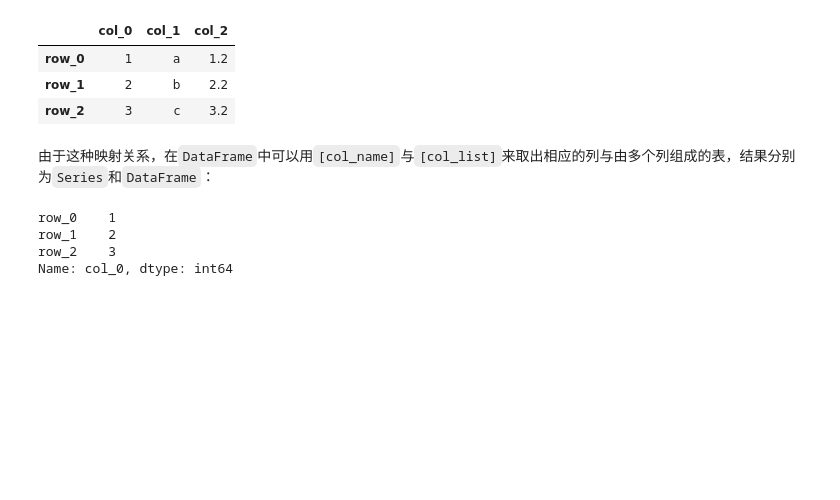
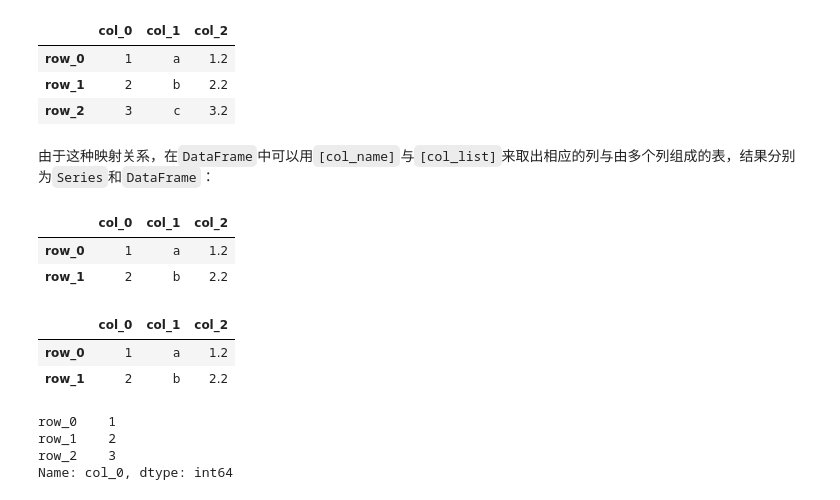
Before and after one commit to vcfriend/python-demo, a Jupyter notebook: pandas/joyful-pandas/notebook/第二章 pandas基础.ipynb, the cells around one changed output. Saved outputs shown, nothing was run; the diff lists cells and outputs as text; code cells hidden in the pictures; blank space fills up the shorter version.

```diff
--- a/pandas/joyful-pandas/notebook/第二章 pandas基础.ipynb
+++ b/pandas/joyful-pandas/notebook/第二章 pandas基础.ipynb
@@ -223,6 +240,18 @@ df
 | row_2 | 3 | c | 3.2 |
 # %% [markdown]
 由于这种映射关系，在`DataFrame`中可以用`[col_name]`与`[col_list]`来取出相应的列与由多个列组成的表，结果分别为`Series`和`DataFrame`：
+# %%
+df.loc[['row_0','row_1']]  #显示行
+# %% [output]
+|  | col_0 | col_1 | col_2 |
+| row_0 | 1 | a | 1.2 |
+| row_1 | 2 | b | 2.2 |
+# %%
+df[:'row_1']
+# %% [output]
+|  | col_0 | col_1 | col_2 |
+| row_0 | 1 | a | 1.2 |
+| row_1 | 2 | b | 2.2 |
 # %%
 df['col_0']
 # %% [output]
```
Also changed, not shown: parts of 14 cells of this notebook, 9 other files.
